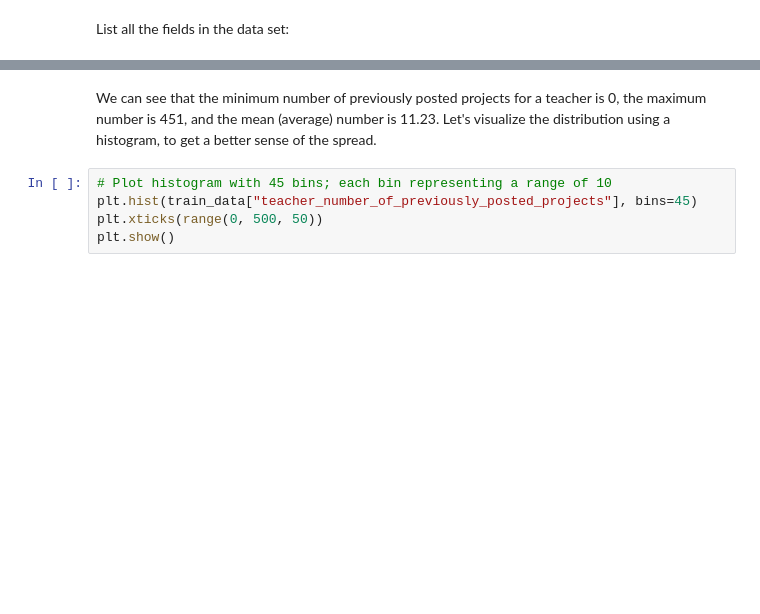
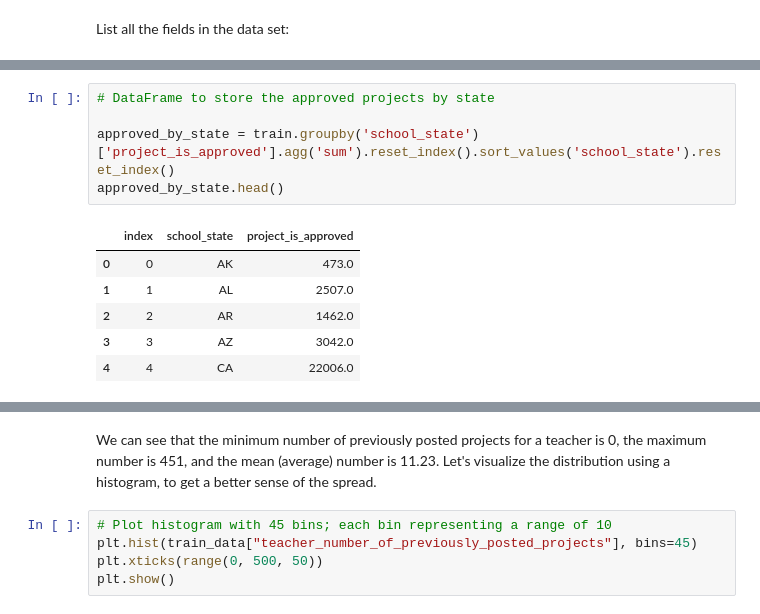
Before and after one commit to ronaldokun/Machine-Learning-Projects, a Jupyter notebook: projects/capstone/capstone.ipynb, the cells around one changed output, grey strips where cells are left out. Drawn from its saved outputs; the diff is of its cells as text; blank space fills up the shorter version.

```diff
--- a/projects/capstone/capstone.ipynb
+++ b/projects/capstone/capstone.ipynb
@@ -174,0 +295,12 @@ Name: teacher_number_of_previously_posted_projects, dtype: float64
+# %%
+# DataFrame to store the approved projects by state
+
+approved_by_state = train.groupby('school_state')['project_is_approved'].agg('sum').reset_index().sort_values('school_state').reset_index()
+approved_by_state.head()
+# %% [output]
+|  | index | school_state | project_is_approved |
+| 0 | 0 | AK | 473.0 |
+| 1 | 1 | AL | 2507.0 |
+| 2 | 2 | AR | 1462.0 |
+| 3 | 3 | AZ | 3042.0 |
+| 4 | 4 | CA | 22006.0 |
```
Also changed, not shown: parts of 38 cells of this notebook, 5 other files.
